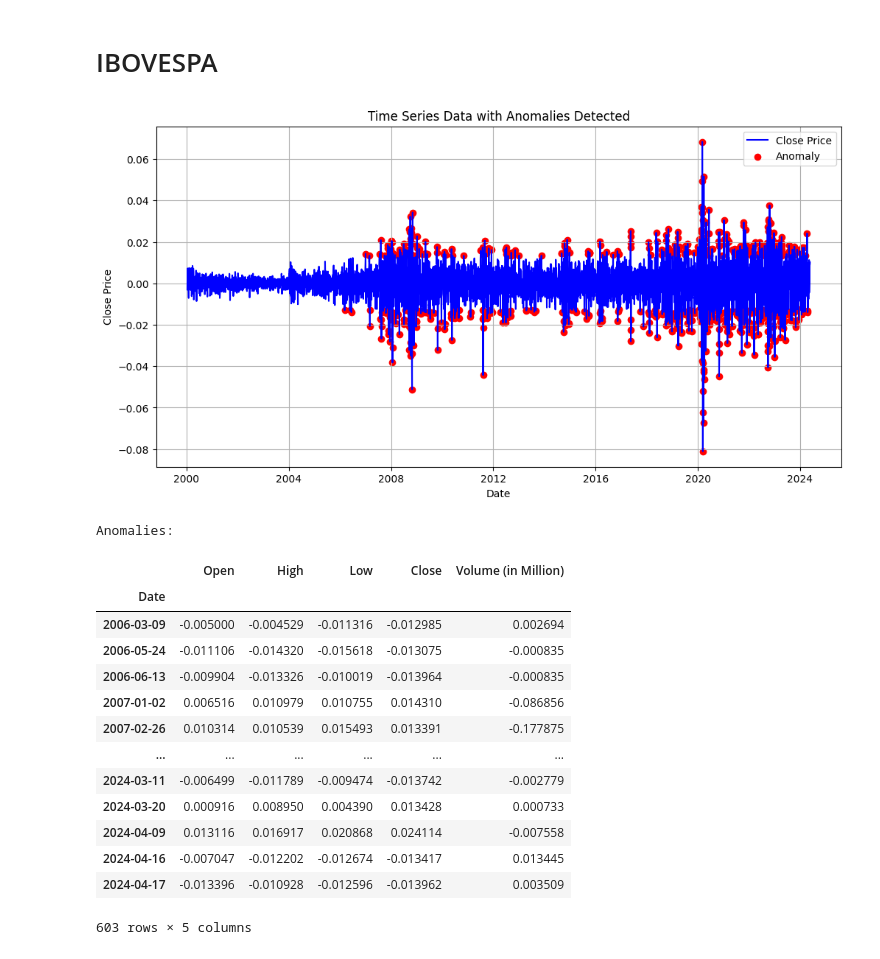
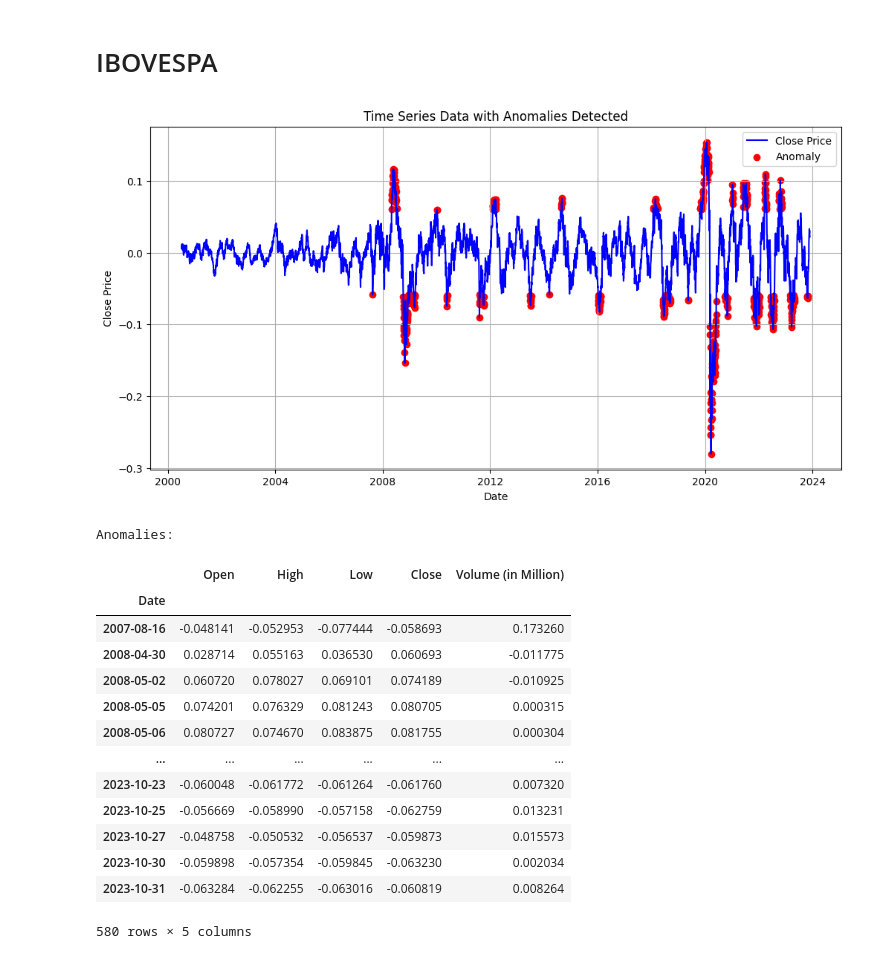
Before and after one commit to Rushi873/Anomaly-detection-and-clustering-for-stock-indices, a Jupyter notebook: Statistic model/MCD.ipynb, the cells around one changed output. Cells and saved outputs as stored; diff of their text form; code cells hidden in the pictures.

```diff
--- a/Statistic model/MCD.ipynb
+++ b/Statistic model/MCD.ipynb
@@ -126,34 +126,34 @@ NIFTY_all = plot_with_anomalies(NIFTY, anomalies, interval = 25)
 # %%
 # Detecting anomaly
 IBOV = pd.read_csv('D:/UFG/Data collection/IBOV.csv')
 IBOV['Date']= pd.to_datetime(IBOV['Date'], format='%Y-%m-%d')
 
 scaled_data, scaler = scale_data(IBOV)
-df_residuals, df_trend, df_seasonal, decomposition_results = transform_to_stationary(scaled_data, period=14)
+df_residuals, df_trend, df_seasonal, decomposition_results = transform_to_stationary(scaled_data)
 
 # Detect anomalies
 anomalies = detect_anomalies(df_residuals)
 
 # Display anomalies (dates)
 print("Anomalies:")
 anomalies
 # %% [output]
-[figure, old version]
+[figure, new version]
 Anomalies:
 |  | Open | High | Low | Close | Volume (in Million) |
 | Date |  |  |  |  |  |
-| 2006-03-09 | -0.005000 | -0.004529 | -0.011316 | -0.012985 | 0.002694 |
-| 2006-05-24 | -0.011106 | -0.014320 | -0.015618 | -0.013075 | -0.000835 |
-| 2006-06-13 | -0.009904 | -0.013326 | -0.010019 | -0.013964 | -0.000835 |
-| 2007-01-02 | 0.006516 | 0.010979 | 0.010755 | 0.014310 | -0.086856 |
-| 2007-02-26 | 0.010314 | 0.010539 | 0.015493 | 0.013391 | -0.177875 |
+| 2007-08-16 | -0.048141 | -0.052953 | -0.077444 | -0.058693 | 0.173260 |
+| 2008-04-30 | 0.028714 | 0.055163 | 0.036530 | 0.060693 | -0.011775 |
+| 2008-05-02 | 0.060720 | 0.078027 | 0.069101 | 0.074189 | -0.010925 |
+| 2008-05-05 | 0.074201 | 0.076329 | 0.081243 | 0.080705 | 0.000315 |
+| 2008-05-06 | 0.080727 | 0.074670 | 0.083875 | 0.081755 | 0.000304 |
 | ... | ... | ... | ... | ... | ... |
-| 2024-03-11 | -0.006499 | -0.011789 | -0.009474 | -0.013742 | -0.002779 |
-| 2024-03-20 | 0.000916 | 0.008950 | 0.004390 | 0.013428 | 0.000733 |
-| 2024-04-09 | 0.013116 | 0.016917 | 0.020868 | 0.024114 | -0.007558 |
-| 2024-04-16 | -0.007047 | -0.012202 | -0.012674 | -0.013417 | 0.013445 |
-| 2024-04-17 | -0.013396 | -0.010928 | -0.012596 | -0.013962 | 0.003509 |
+| 2023-10-23 | -0.060048 | -0.061772 | -0.061264 | -0.061760 | 0.007320 |
+| 2023-10-25 | -0.056669 | -0.058990 | -0.057158 | -0.062759 | 0.013231 |
+| 2023-10-27 | -0.048758 | -0.050532 | -0.056537 | -0.059873 | 0.015573 |
+| 2023-10-30 | -0.059898 | -0.057354 | -0.059845 | -0.063230 | 0.002034 |
+| 2023-10-31 | -0.063284 | -0.062255 | -0.063016 | -0.060819 | 0.008264 |
-603 rows × 5 columns
+580 rows × 5 columns
 # %%
 IBOV_3 = plot_with_anomalies(IBOV, anomalies, interval=3)
 # %% [output]
```
Also changed, not shown: parts of 5 cells of this notebook.
